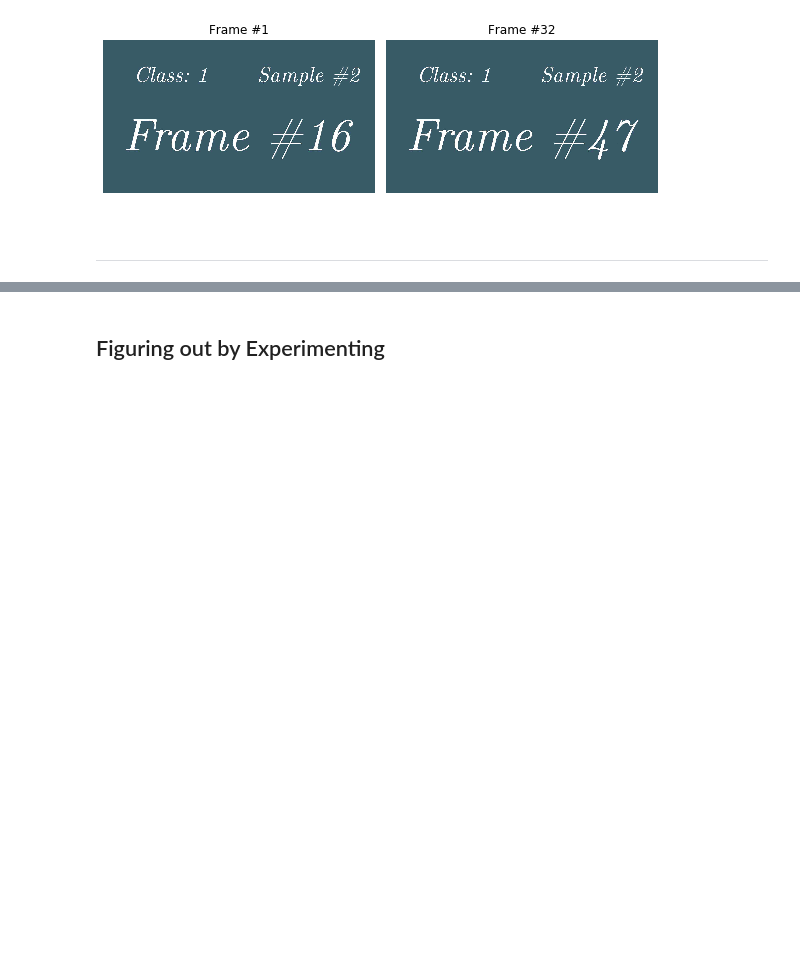
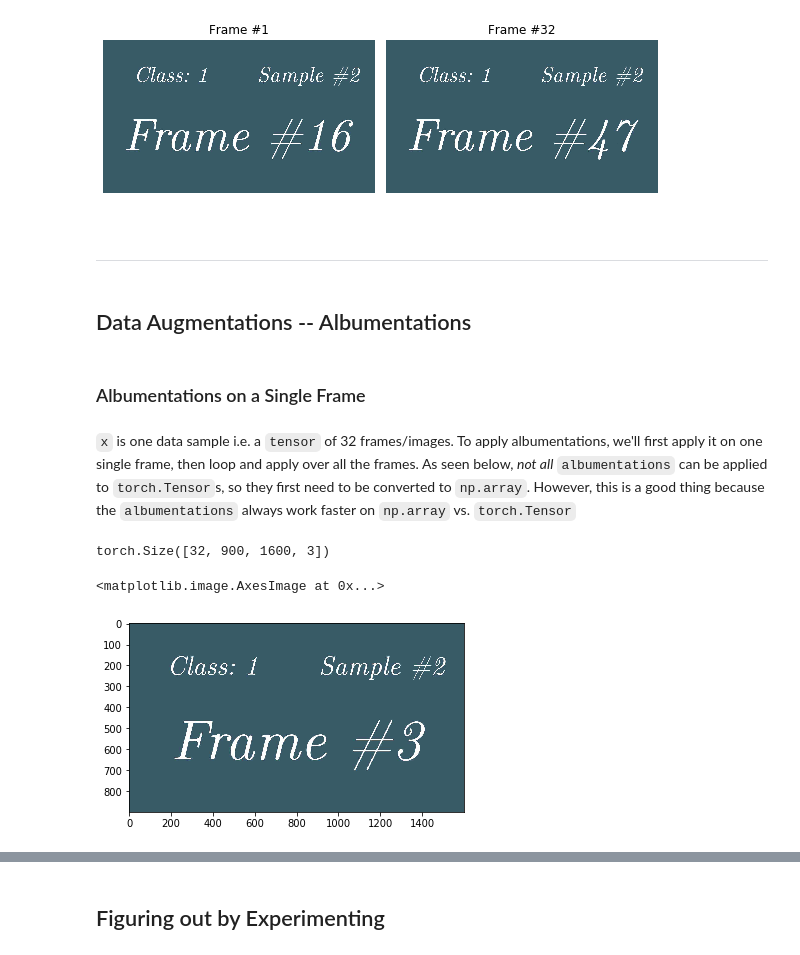
Before and after one commit to rsomani95/video-classification, a Jupyter notebook: notebooks/understanding-the-pieces.ipynb, the cells around one changed output, grey strips where cells are left out. Cells and saved outputs as stored; diff of their text form; code cells hidden in the pictures; blank space fills up the shorter version.

Commit message:
Applying  to video tensors

```diff
--- a/notebooks/understanding-the-pieces.ipynb
+++ b/notebooks/understanding-the-pieces.ipynb
@@ -276,3 +283,5 @@ plot_adjacent(data[16][0])
 <br>
 
 ---
+# %% [markdown]
+## Data Augmentations -- Albumentations
@@ -278,0 +295,14 @@ plot_adjacent(data[16][0])
+# %% [markdown]
+### Albumentations on a Single Frame
+# %% [markdown]
+`x` is one data sample i.e. a `tensor` of 32 frames/images. To apply albumentations, we'll first apply it on one single frame, then loop and apply over all the frames. As seen below, _not all_ `albumentations` can be applied to `torch.Tensor`s, so they first need to be converted to `np.array`. However, this is a good thing because the `albumentations` always work faster on `np.array` vs. `torch.Tensor`
+# %%
+x = data[3][0]
+x.shape
+# %% [output]
+torch.Size([32, 900, 1600, 3])
+# %%
+plt.imshow(x[0])
+# %% [output]
+<matplotlib.image.AxesImage at 0x...>
+[figure, added]
```
Also changed, not shown: parts of 23 cells of this notebook.
